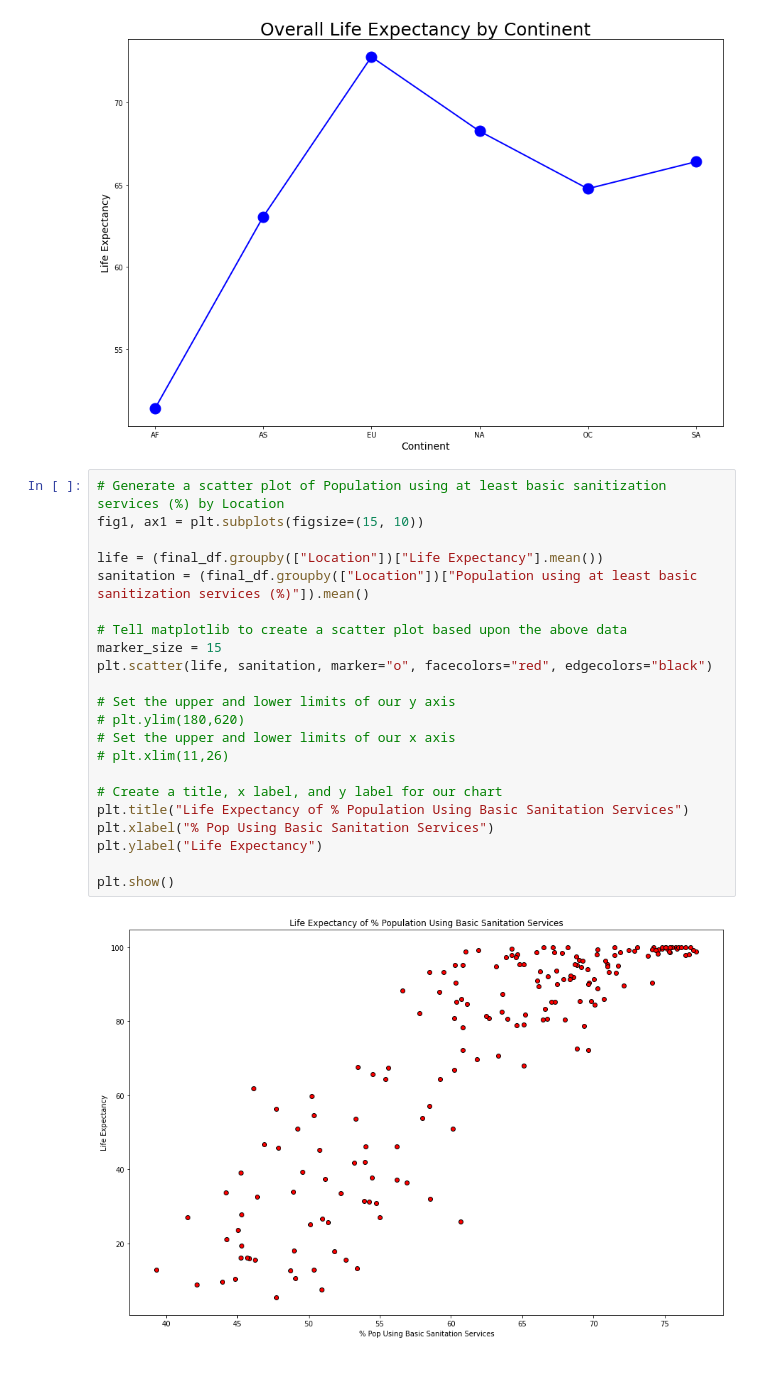
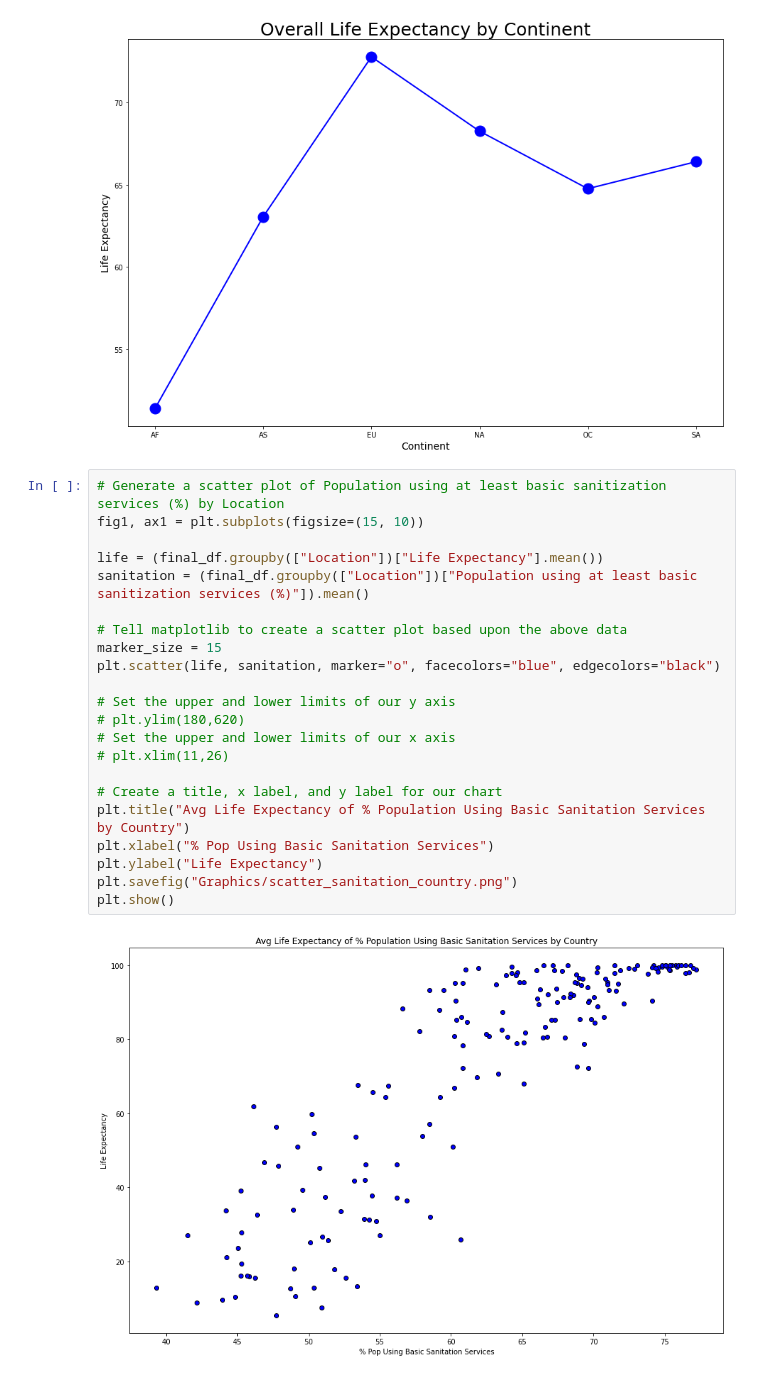
Before and after one commit to saiyidmkazmi/Project1-LifeExpectancy-, a Jupyter notebook: debra_main.ipynb, the cells around one changed output. Cells and saved outputs as stored; diff of their text form.

Commit message:
updating graph

```diff
--- a/debra_main.ipynb
+++ b/debra_main.ipynb
@@ -309,24 +309,24 @@ plt.show()
 # %%
 # Generate a scatter plot of Population using at least basic sanitization services (%) by Location
 fig1, ax1 = plt.subplots(figsize=(15, 10))
 
 life = (final_df.groupby(["Location"])["Life Expectancy"].mean())
 sanitation = (final_df.groupby(["Location"])["Population using at least basic sanitization services (%)"]).mean()
 
 # Tell matplotlib to create a scatter plot based upon the above data
 marker_size = 15
-plt.scatter(life, sanitation, marker="o", facecolors="red", edgecolors="black")
+plt.scatter(life, sanitation, marker="o", facecolors="blue", edgecolors="black")
 
 # Set the upper and lower limits of our y axis
 # plt.ylim(180,620)
 # Set the upper and lower limits of our x axis
 # plt.xlim(11,26)
 
 # Create a title, x label, and y label for our chart
-plt.title("Life Expectancy of % Population Using Basic Sanitation Services")
+plt.title("Avg Life Expectancy of % Population Using Basic Sanitation Services by Country")
 plt.xlabel("% Pop Using Basic Sanitation Services")
 plt.ylabel("Life Expectancy")
-
+plt.savefig("Graphics/scatter_sanitation_country.png")
 plt.show()
 # %% [output]
-[figure, old version]
+[figure, new version]
```
Also changed, not shown: parts of 1 cell of this notebook, 1 other file.
